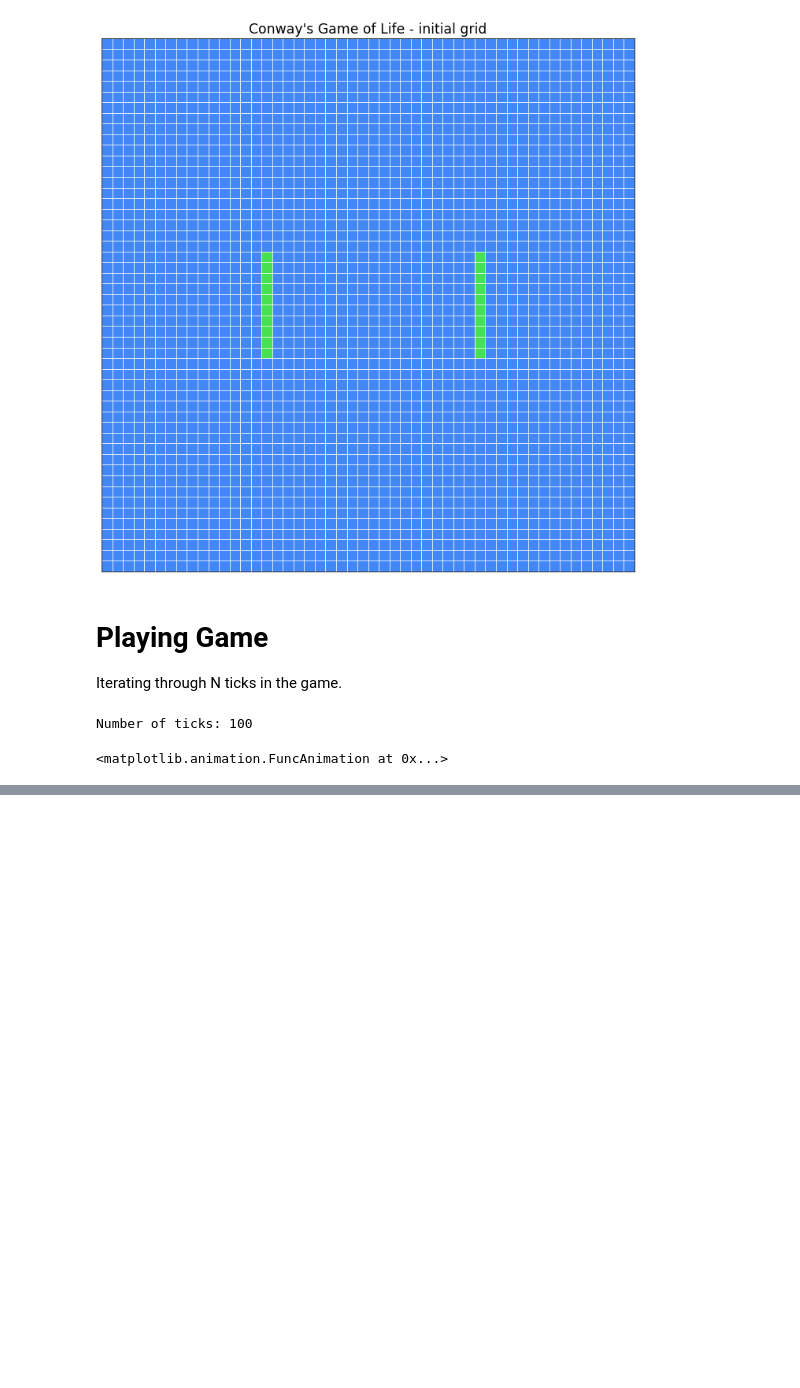
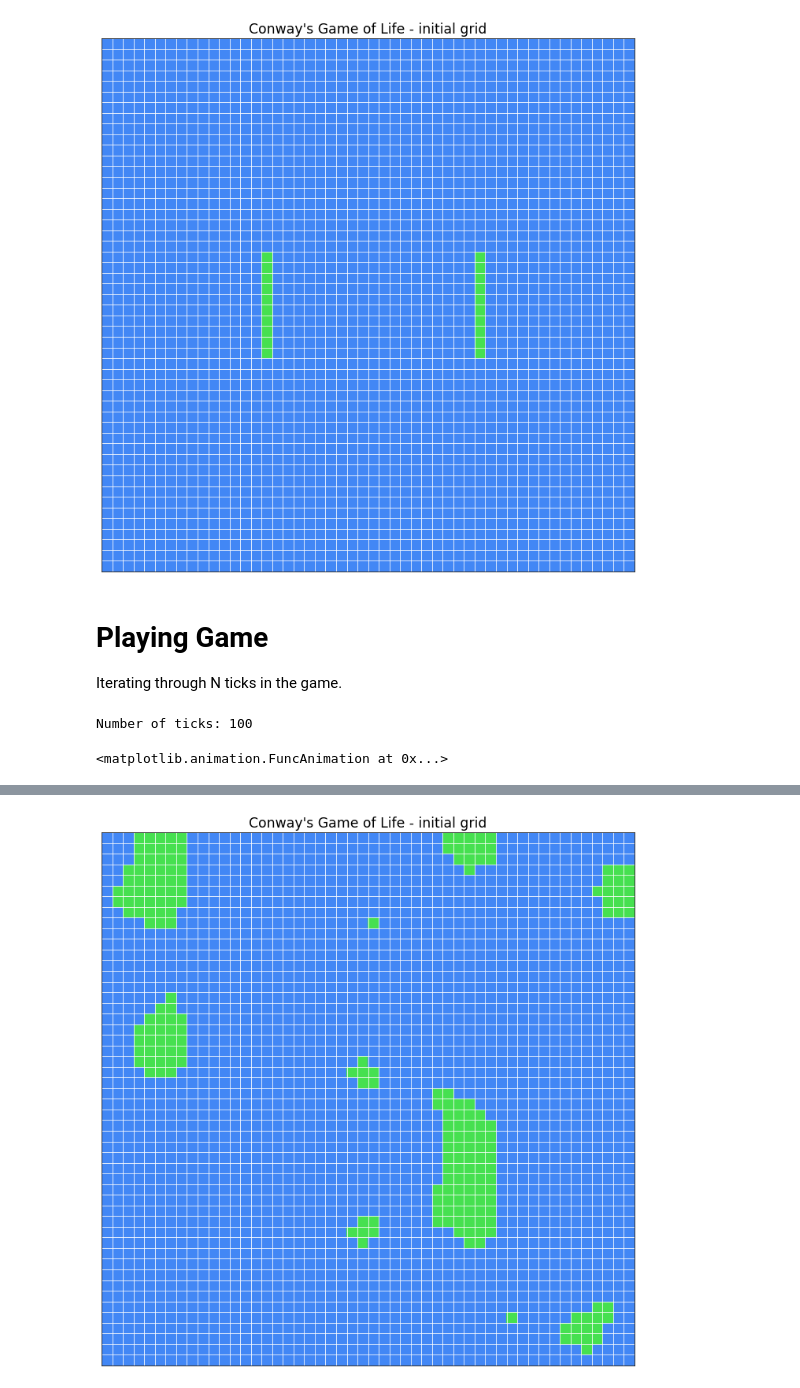
Before and after one commit to matthewb96/modelling_techniques, a Jupyter notebook: src/conways_game_of_life.ipynb, the cells around one changed output, grey strips where cells are left out. Saved outputs shown, nothing was run; the diff lists cells and outputs as text; code cells hidden in the pictures; blank space fills up the shorter version.

```diff
--- a/src/conways_game_of_life.ipynb
+++ b/src/conways_game_of_life.ipynb
@@ -133,0 +195,13 @@ Number of ticks: 100
+# %%
+THRESHOLD = .3
+
+lin = np.linspace(0, 5, 50)
+x, y = np.meshgrid(lin, lin)
+random_grid = perlin(x, y, seed=np.random.randint(1e9))
+random_grid = (random_grid > THRESHOLD).astype(int)
+
+random_game = ConwaysGame(random_grid, 100)
+random_plot = PlotConway(random_game)
+plt.show()
+# %% [output]
+[figure, added]
```
Also changed, not shown: parts of 3 cells of this notebook.
